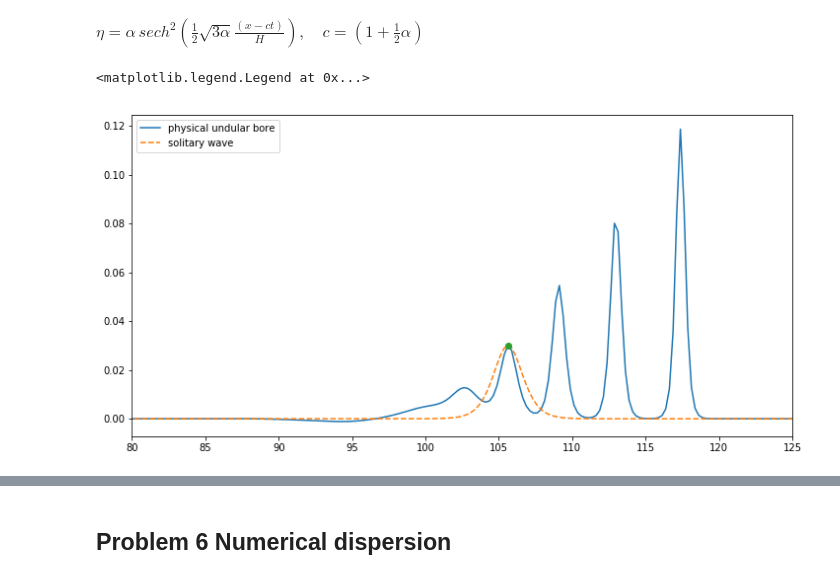
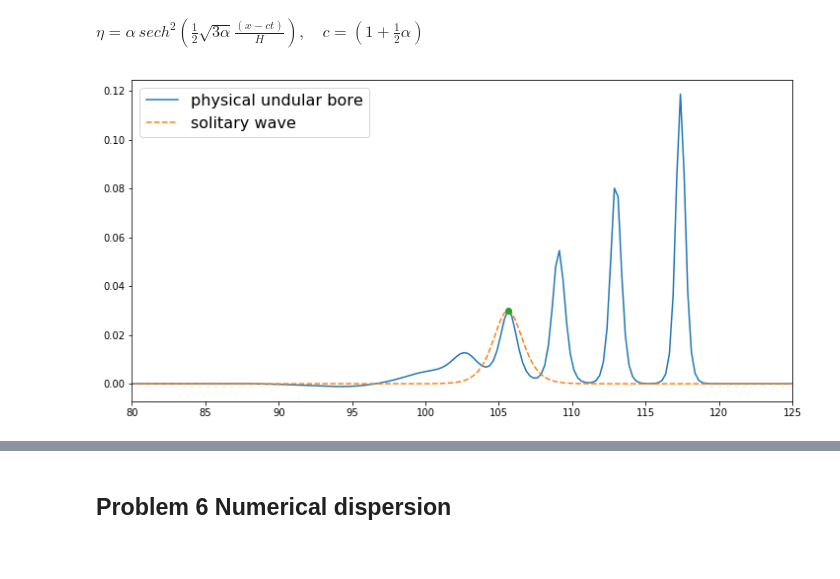
Before and after one commit to Reyna-RT/MEK9320, a Jupyter notebook: Second Assignment results.ipynb, the cells around one changed output, grey strips where cells are left out. Cells and saved outputs as stored; diff of their text form; code cells hidden in the pictures.

```diff
--- a/Second Assignment results.ipynb
+++ b/Second Assignment results.ipynb
@@ -1136,23 +1185,22 @@ $\eta = \alpha\, sech^{2}\left( \frac{1}{2} \sqrt{3\alpha} \frac{\left( x - ct \
 # %%
 bb = np.loadtxt('flat_results/bores-c/eta150',unpack=True)
 
 crest = max(bb[1][104*4:108*4])
 x00 = list(bb[1]).index(crest)
 
 alpha = crest
 
 argum = 0.5*np.sqrt(3*alpha)*(bb[0]-bb[0][x00])/0.2 #Divided by the H
 ola = alpha*sech2(argum)
 fig11 = plt.figure(figsize=(12, 6))
 ax11 = fig11.add_subplot(1, 1,1)
 plt.plot(bb[0],bb[1], label='physical undular bore' )
 plt.plot(bb[0],ola,'--', label='solitary wave')
 plt.plot(bb[0][x00],bb[1][x00],'o')
 plt.xlim(80,125)
-plt.legend()
+plt.legend(fontsize=16);
 # %% [output]
-<matplotlib.legend.Legend at 0x...>
-[figure, old version]
+[figure, new version]
 # %%
 fig1 = plt.figure(figsize=(12, 6))
 ax1 = fig1.add_subplot(1, 1,1)
```
Also changed, not shown: parts of 13 cells of this notebook.
